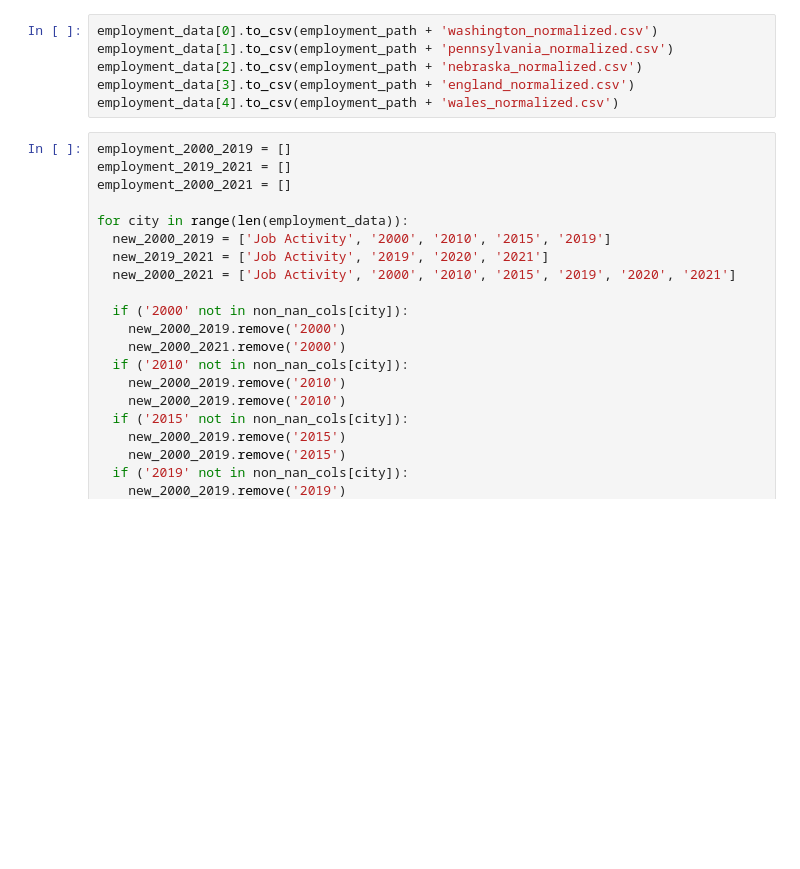
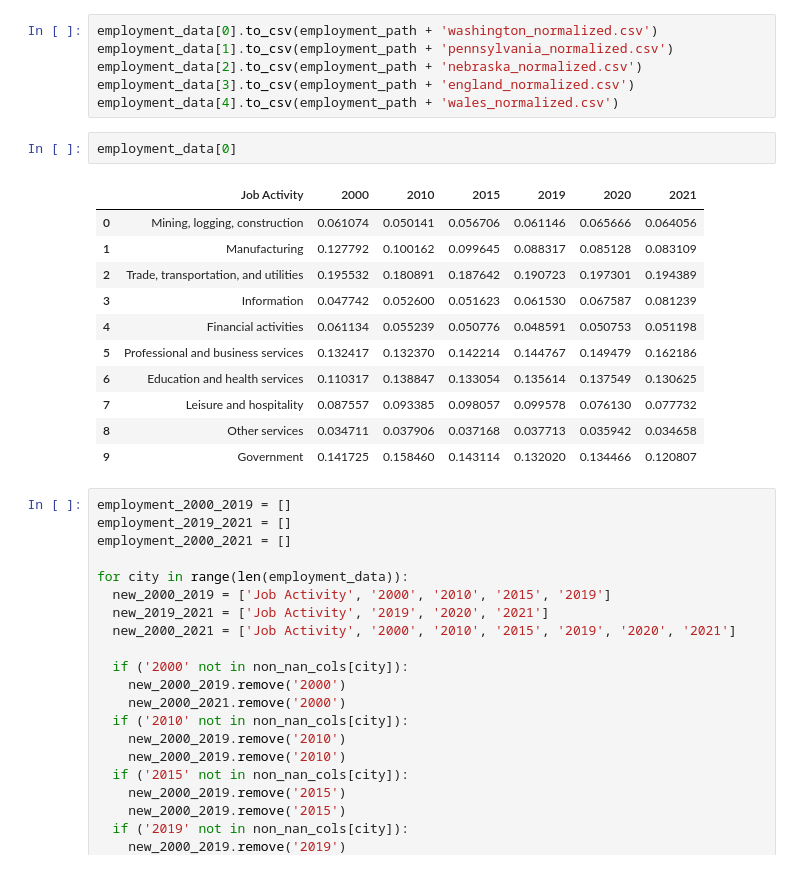
Before and after one commit to karthikm15/MathWorks-Modeling-Competition-2022, a Jupyter notebook: D1_Normalization.ipynb, the cells around one changed output. Cells and saved outputs as stored; diff of their text form; blank space fills up the shorter version.

```diff
--- a/D1_Normalization.ipynb
+++ b/D1_Normalization.ipynb
@@ -51,6 +51,20 @@ employment_data[1].to_csv(employment_path + 'pennsylvania_normalized.csv')
 employment_data[2].to_csv(employment_path + 'nebraska_normalized.csv')
 employment_data[3].to_csv(employment_path + 'england_normalized.csv')
 employment_data[4].to_csv(employment_path + 'wales_normalized.csv')
+# %%
+employment_data[0]
+# %% [output]
+|  | Job Activity | 2000 | 2010 | 2015 | 2019 | 2020 | 2021 |
+| 0 | Mining, logging, construction | 0.061074 | 0.050141 | 0.056706 | 0.061146 | 0.065666 | 0.064056 |
+| 1 | Manufacturing | 0.127792 | 0.100162 | 0.099645 | 0.088317 | 0.085128 | 0.083109 |
+| 2 | Trade, transportation, and utilities | 0.195532 | 0.180891 | 0.187642 | 0.190723 | 0.197301 | 0.194389 |
+| 3 | Information | 0.047742 | 0.052600 | 0.051623 | 0.061530 | 0.067587 | 0.081239 |
+| 4 | Financial activities | 0.061134 | 0.055239 | 0.050776 | 0.048591 | 0.050753 | 0.051198 |
+| 5 | Professional and business services | 0.132417 | 0.132370 | 0.142214 | 0.144767 | 0.149479 | 0.162186 |
+| 6 | Education and health services | 0.110317 | 0.138847 | 0.133054 | 0.135614 | 0.137549 | 0.130625 |
+| 7 | Leisure and hospitality | 0.087557 | 0.093385 | 0.098057 | 0.099578 | 0.076130 | 0.077732 |
+| 8 | Other services | 0.034711 | 0.037906 | 0.037168 | 0.037713 | 0.035942 | 0.034658 |
+| 9 | Government | 0.141725 | 0.158460 | 0.143114 | 0.132020 | 0.134466 | 0.120807 |
 # %%
 employment_2000_2019 = []
 employment_2019_2021 = []
```
Also changed, not shown: parts of 4 cells of this notebook, 20 other files.
